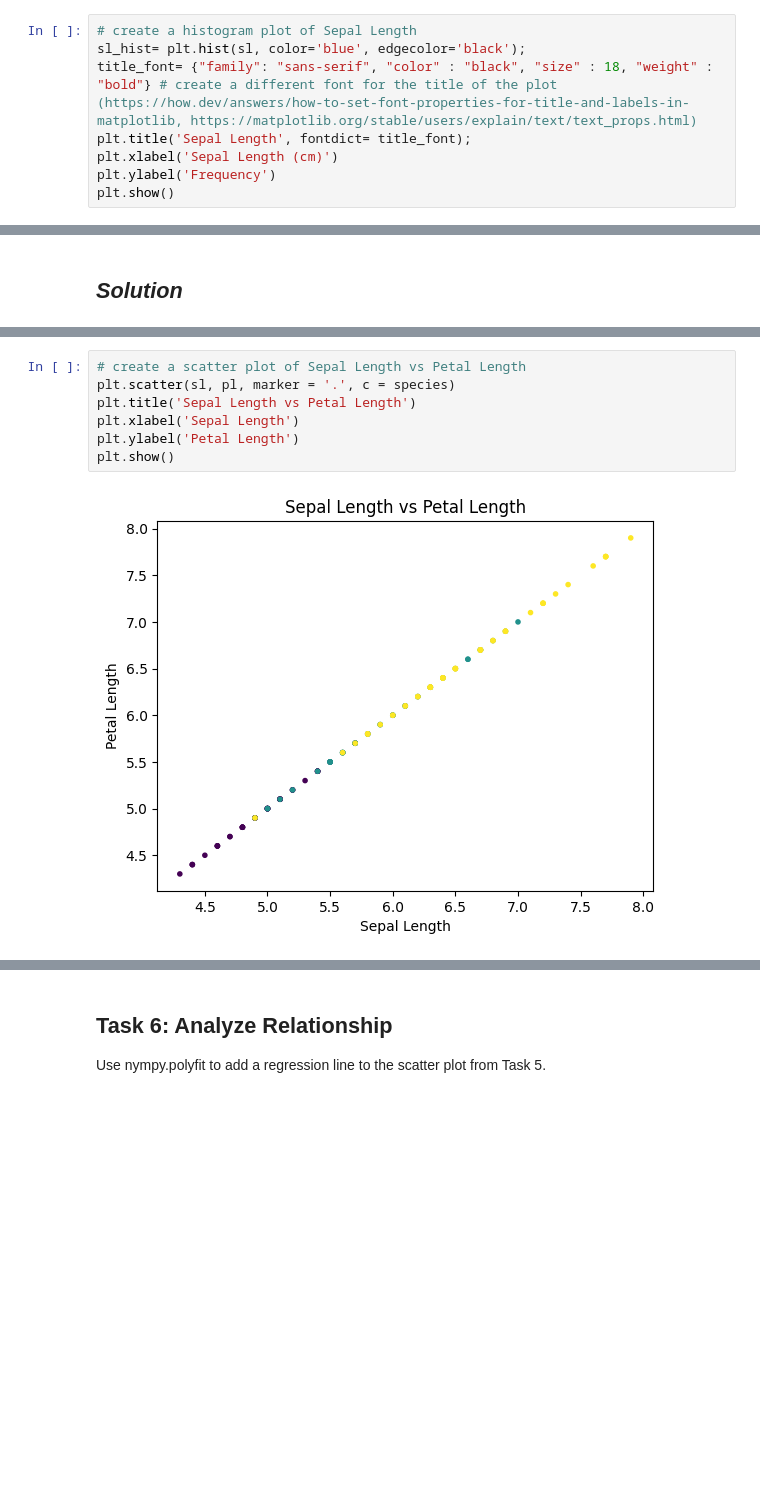
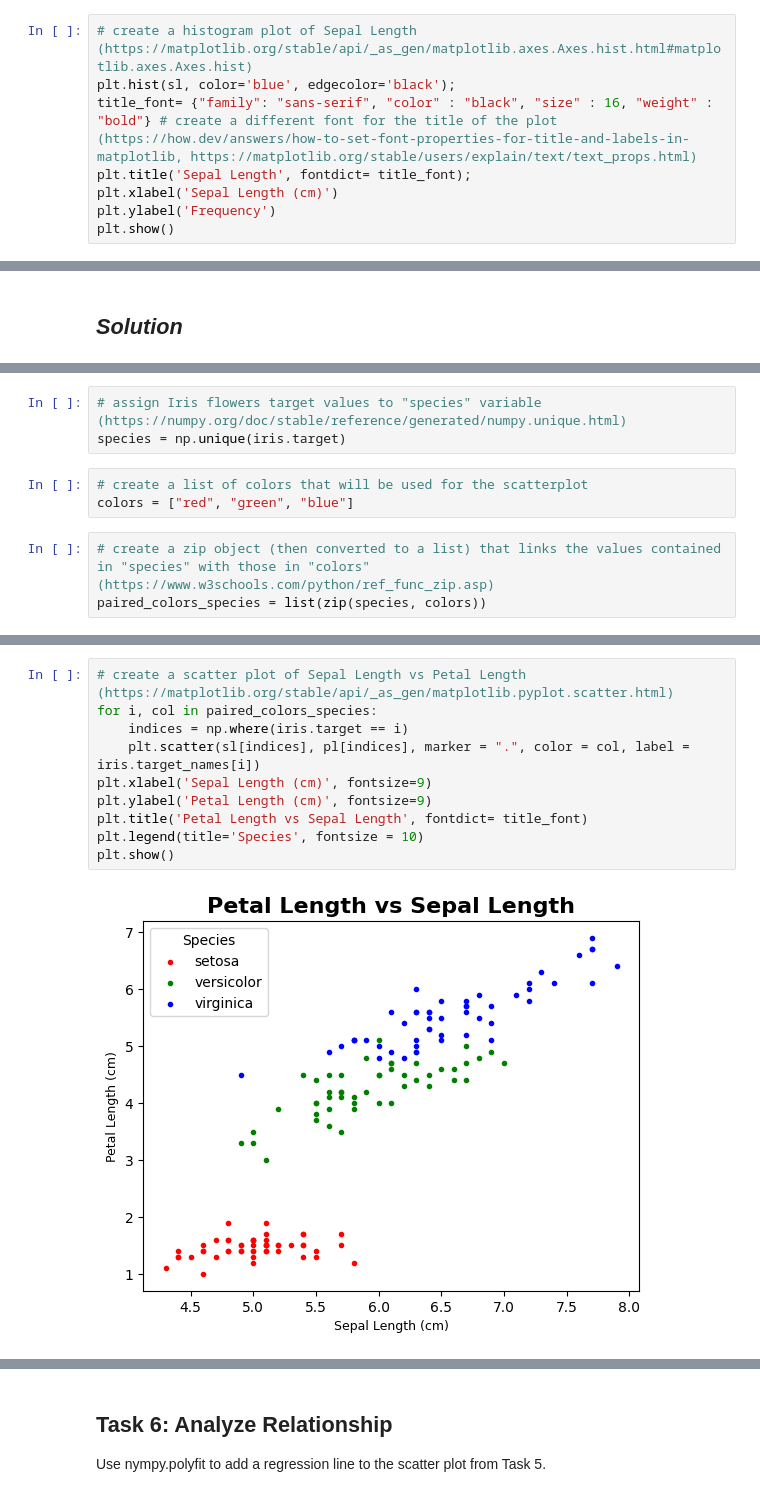
Before and after one commit to AnnaLoz28/principles_of_data_analytics, a Jupyter notebook: tasks.ipynb, the cells around one changed output, grey strips where cells are left out. Cells and saved outputs as stored; diff of their text form; blank space fills up the shorter version.

```diff
--- a/tasks.ipynb
+++ b/tasks.ipynb
@@ -287,7 +284,7 @@ Add appropriate titles and axis labels.
 # %%
-# create a histogram plot of Sepal Length
-sl_hist= plt.hist(sl, color='blue', edgecolor='black');
-title_font= {"family": "sans-serif", "color" : "black", "size" : 18, "weight" : "bold"} # create a different font for the title of the plot (https://how.dev/answers/how-to-set-font-properties-for-title-and-labels-in-matplotlib, https://matplotlib.org/stable/users/explain/text/text_props.html)
+# create a histogram plot of Sepal Length (https://matplotlib.org/stable/api/_as_gen/matplotlib.axes.Axes.hist.html#matplotlib.axes.Axes.hist)
+plt.hist(sl, color='blue', edgecolor='black');
+title_font= {"family": "sans-serif", "color" : "black", "size" : 16, "weight" : "bold"} # create a different font for the title of the plot (https://how.dev/answers/how-to-set-font-properties-for-title-and-labels-in-matplotlib, https://matplotlib.org/stable/users/explain/text/text_props.html)
 plt.title('Sepal Length', fontdict= title_font);
 plt.xlabel('Sepal Length (cm)')
 plt.ylabel('Frequency')
@@ -364,0 +350,9 @@ species = iris["target"]
+# %%
+# assign Iris flowers target values to "species" variable (https://numpy.org/doc/stable/reference/generated/numpy.unique.html)
+species = np.unique(iris.target)
+# %%
+# create a list of colors that will be used for the scatterplot
+colors = ["red", "green", "blue"]
+# %%
+# create a zip object (then converted to a list) that links the values contained in "species" with those in "colors" (https://www.w3schools.com/python/ref_func_zip.asp)
+paired_colors_species = list(zip(species, colors))
@@ -365,9 +365,12 @@ species = iris["target"]
 # %%
-# create a scatter plot of Sepal Length vs Petal Length
-plt.scatter(sl, pl, marker = '.', c = species)
-plt.title('Sepal Length vs Petal Length')
-plt.xlabel('Sepal Length')
-plt.ylabel('Petal Length')
+# create a scatter plot of Sepal Length vs Petal Length (https://matplotlib.org/stable/api/_as_gen/matplotlib.pyplot.scatter.html)
+for i, col in paired_colors_species:
+    indices = np.where(iris.target == i)
+    plt.scatter(sl[indices], pl[indices], marker = ".", color = col, label = iris.target_names[i])
+plt.xlabel('Sepal Length (cm)', fontsize=9)
+plt.ylabel('Petal Length (cm)', fontsize=9)
+plt.title('Petal Length vs Sepal Length', fontdict= title_font)
+plt.legend(title='Species', fontsize = 10)
 plt.show()
 # %% [output]
-[figure, old version]
+[figure, new version]
```
Also changed, not shown: parts of 30 cells of this notebook.
